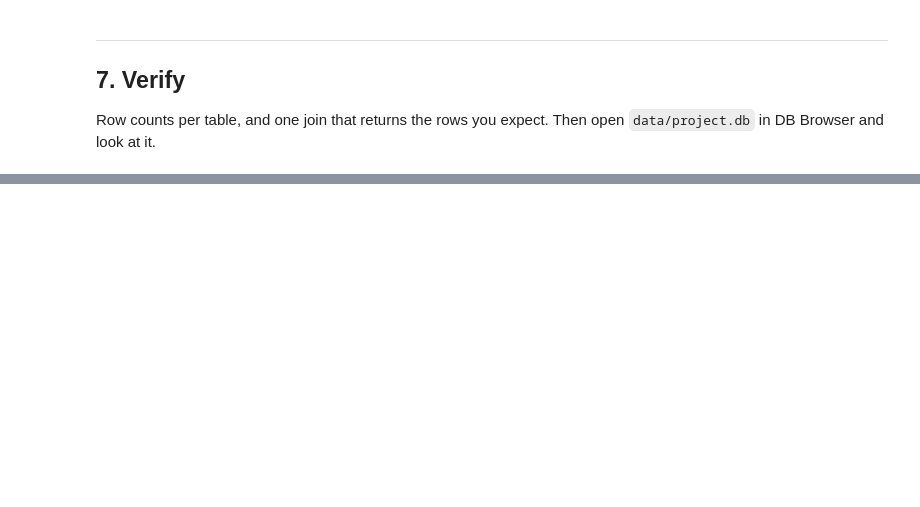
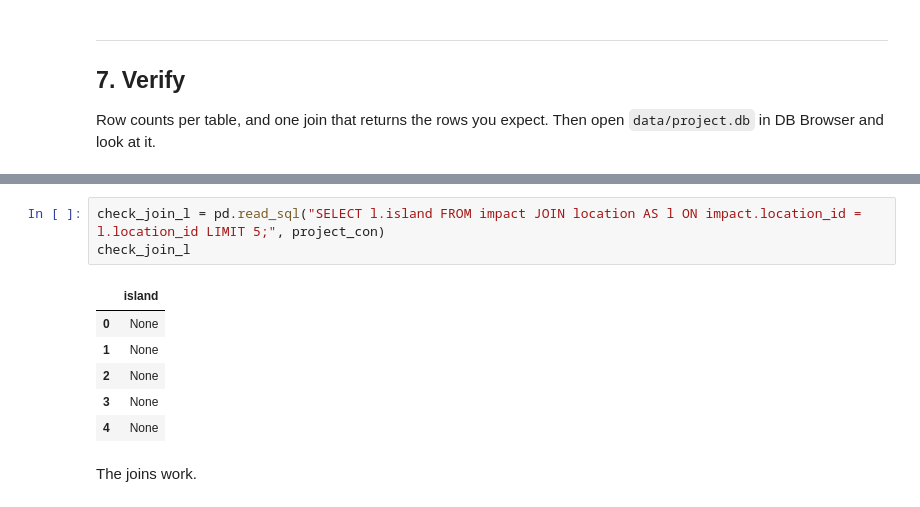
Before and after one commit to zoedoucet/project-1-eda-sql, a Jupyter notebook: notebooks/02_processing.ipynb, the cells around one changed output, grey strips where cells are left out. Cells and saved outputs as stored; diff of their text form; blank space fills up the shorter version.

```diff
--- a/notebooks/02_processing.ipynb
+++ b/notebooks/02_processing.ipynb
@@ -383,0 +432,12 @@ Row counts per table, and one join that returns the rows you expect. Then open `
+# %%
+check_join_l = pd.read_sql("SELECT l.island FROM impact JOIN location AS l ON impact.location_id = l.location_id LIMIT 5;", project_con)
+check_join_l
+# %% [output]
+|  | island |
+| 0 | None |
+| 1 | None |
+| 2 | None |
+| 3 | None |
+| 4 | None |
+# %% [markdown]
+The joins work.
```
Also changed, not shown: parts of 11 cells of this notebook.
